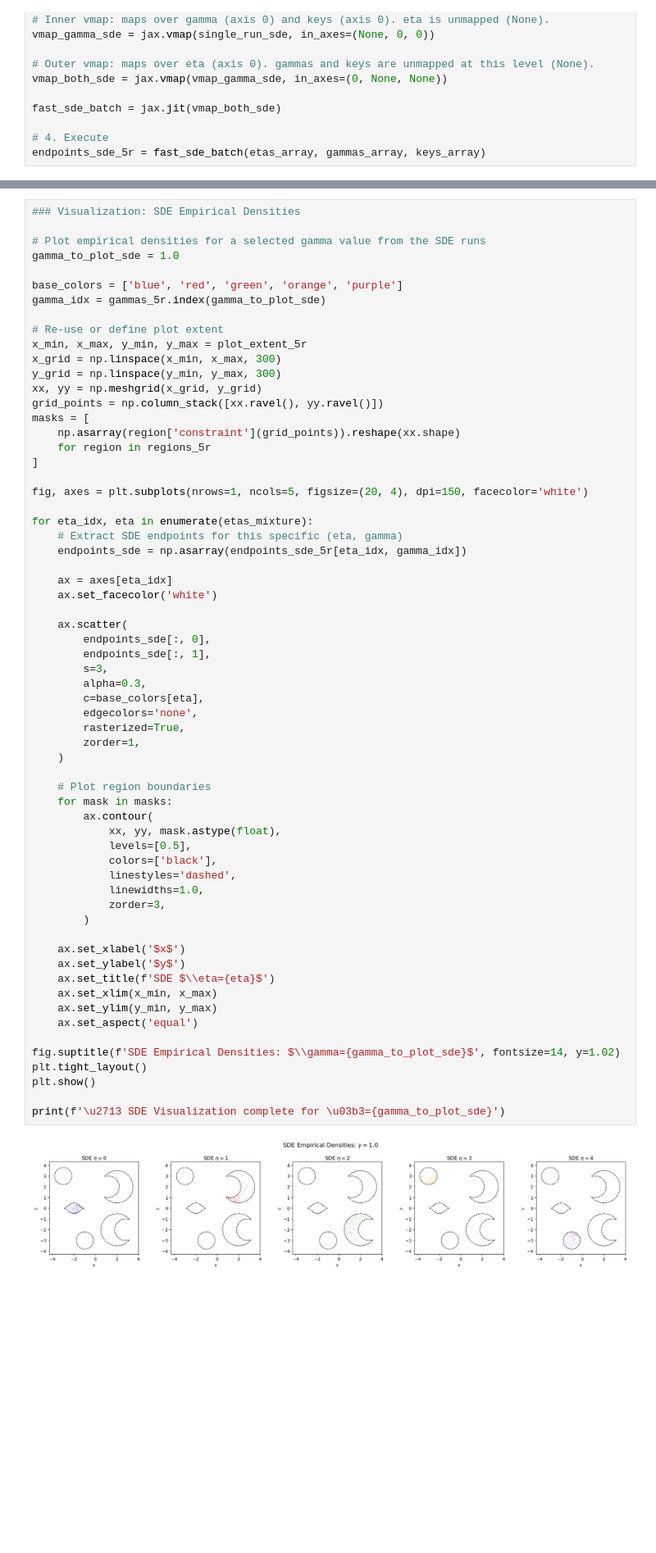
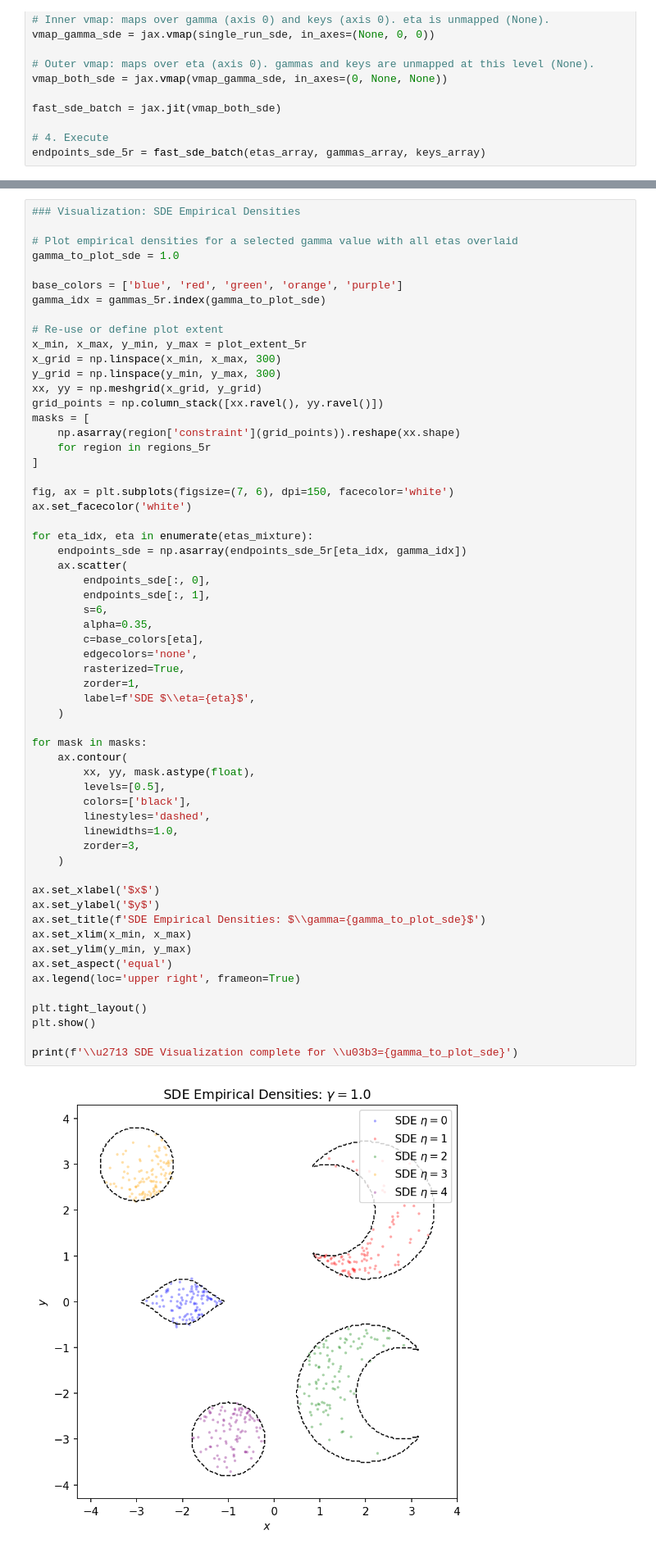
Before and after one commit to ruijiacao/diffusion_guidance_code, a Jupyter notebook: numerical_examples_density.ipynb, the cells around one changed output, grey strips where cells are left out. Shown at 82% size. Saved outputs shown, nothing was run; the diff lists cells and outputs as text; blank space fills up the shorter version.

```diff
--- a/numerical_examples_density.ipynb
+++ b/numerical_examples_density.ipynb
@@ -949,7 +948,7 @@ print(f'\u2713 Visualization complete for \u03b3={gamma_to_plot}')
 # %%
 ### Visualization: SDE Empirical Densities
 
-# Plot empirical densities for a selected gamma value from the SDE runs
+# Plot empirical densities for a selected gamma value with all etas overlaid
 gamma_to_plot_sde = 1.0
 
 base_colors = ['blue', 'red', 'green', 'orange', 'purple']
@@ -957,57 +956,53 @@ gamma_idx = gammas_5r.index(gamma_to_plot_sde)
 
 # Re-use or define plot extent
 x_min, x_max, y_min, y_max = plot_extent_5r
 x_grid = np.linspace(x_min, x_max, 300)
 y_grid = np.linspace(y_min, y_max, 300)
 xx, yy = np.meshgrid(x_grid, y_grid)
 grid_points = np.column_stack([xx.ravel(), yy.ravel()])
 masks = [
     np.asarray(region['constraint'](grid_points)).reshape(xx.shape)
     for region in regions_5r
 ]
 
-fig, axes = plt.subplots(nrows=1, ncols=5, figsize=(20, 4), dpi=150, facecolor='white')
+fig, ax = plt.subplots(figsize=(7, 6), dpi=150, facecolor='white')
+ax.set_facecolor('white')
 
 for eta_idx, eta in enumerate(etas_mixture):
-    # Extract SDE endpoints for this specific (eta, gamma)
     endpoints_sde = np.asarray(endpoints_sde_5r[eta_idx, gamma_idx])
-
-    ax = axes[eta_idx]
-    ax.set_facecolor('white')
-
     ax.scatter(
         endpoints_sde[:, 0],
         endpoints_sde[:, 1],
-        s=3,
-        alpha=0.3,
+        s=6,
+        alpha=0.35,
         c=base_colors[eta],
         edgecolors='none',
         rasterized=True,
         zorder=1,
+        label=f'SDE $\\eta={eta}$',
     )
 
-    # Plot region boundaries
-    for mask in masks:
-        ax.contour(
-            xx, yy, mask.astype(float),
-            levels=[0.5],
-            colors=['black'],
-            linestyles='dashed',
-            linewidths=1.0,
-            zorder=3,
-        )
+for mask in masks:
+    ax.contour(
+        xx, yy, mask.astype(float),
+        levels=[0.5],
+        colors=['black'],
+        linestyles='dashed',
+        linewidths=1.0,
+        zorder=3,
+    )
 
-    ax.set_xlabel('$x$')
-    ax.set_ylabel('$y$')
-    ax.set_title(f'SDE $\\eta={eta}$')
-    ax.set_xlim(x_min, x_max)
-    ax.set_ylim(y_min, y_max)
-    ax.set_aspect('equal')
+ax.set_xlabel('$x$')
+ax.set_ylabel('$y$')
+ax.set_title(f'SDE Empirical Densities: $\\gamma={gamma_to_plot_sde}$')
+ax.set_xlim(x_min, x_max)
+ax.set_ylim(y_min, y_max)
+ax.set_aspect('equal')
+ax.legend(loc='upper right', frameon=True)
 
-fig.suptitle(f'SDE Empirical Densities: $\\gamma={gamma_to_plot_sde}$', fontsize=14, y=1.02)
 plt.tight_layout()
 plt.show()
 
-print(f'\u2713 SDE Visualization complete for \u03b3={gamma_to_plot_sde}')
+print(f'\\u2713 SDE Visualization complete for \\u03b3={gamma_to_plot_sde}')
 # %% [output]
-[figure, old version]
+[figure, new version]
```
Also changed, not shown: parts of 5 cells of this notebook.
